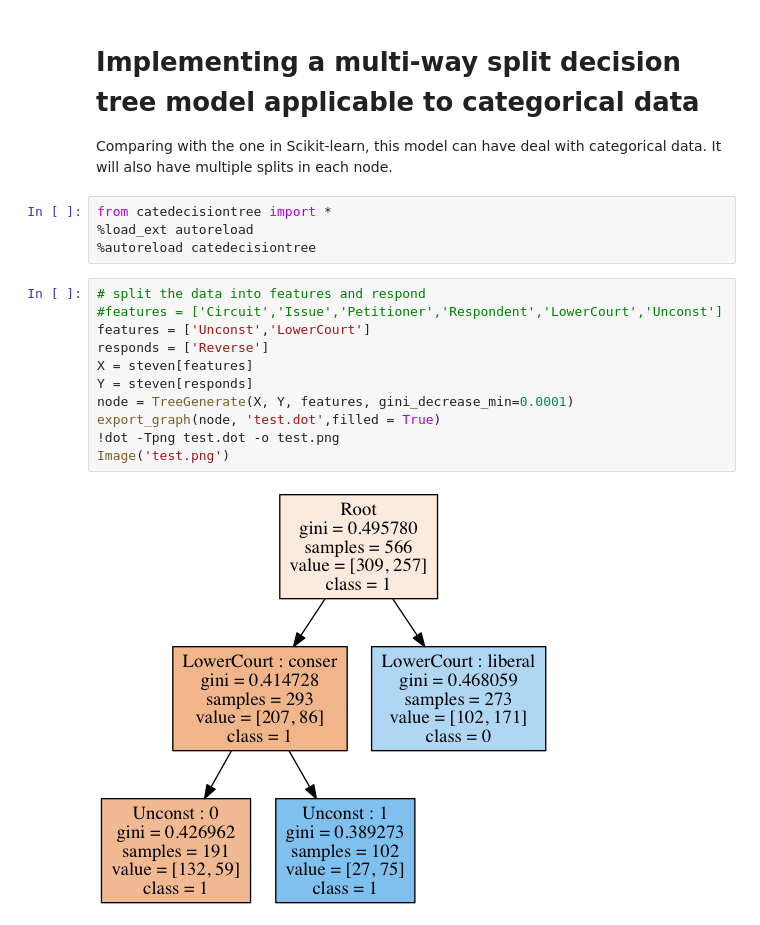
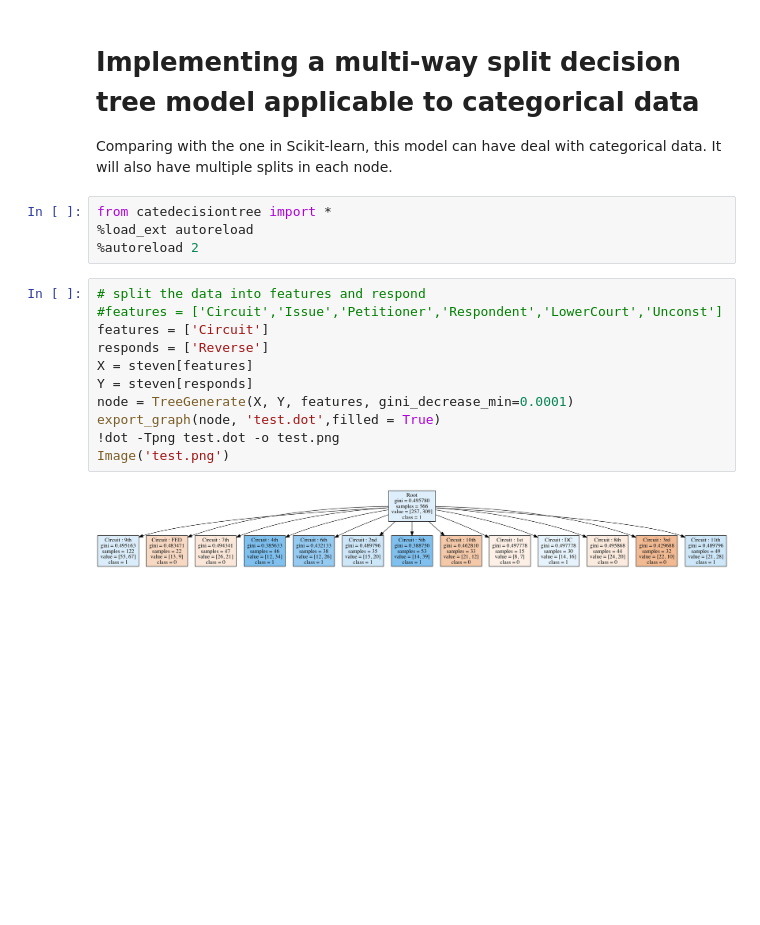
Before and after one commit to flyeversheep/Decisiontree_categorical, a Jupyter notebook: Stevens.ipynb, the cells around one changed output. Saved outputs shown, nothing was run; the diff lists cells and outputs as text; blank space fills up the shorter version.

```diff
--- a/Stevens.ipynb
+++ b/Stevens.ipynb
@@ -139,17 +194,17 @@ Comparing with the one in Scikit-learn, this model can have deal with categorica
 # %%
 from catedecisiontree import *
 %load_ext autoreload
-%autoreload catedecisiontree
+%autoreload 2
 # %%
 # split the data into features and respond
 #features = ['Circuit','Issue','Petitioner','Respondent','LowerCourt','Unconst']
-features = ['Unconst','LowerCourt']
+features = ['Circuit']
 responds = ['Reverse']
 X = steven[features]
 Y = steven[responds]
 node = TreeGenerate(X, Y, features, gini_decrease_min=0.0001)
 export_graph(node, 'test.dot',filled = True)
 !dot -Tpng test.dot -o test.png
 Image('test.png')
 # %% [output]
-[figure, old version]
+[figure, new version]
```
Also changed, not shown: parts of 26 cells of this notebook, 1 other file.
